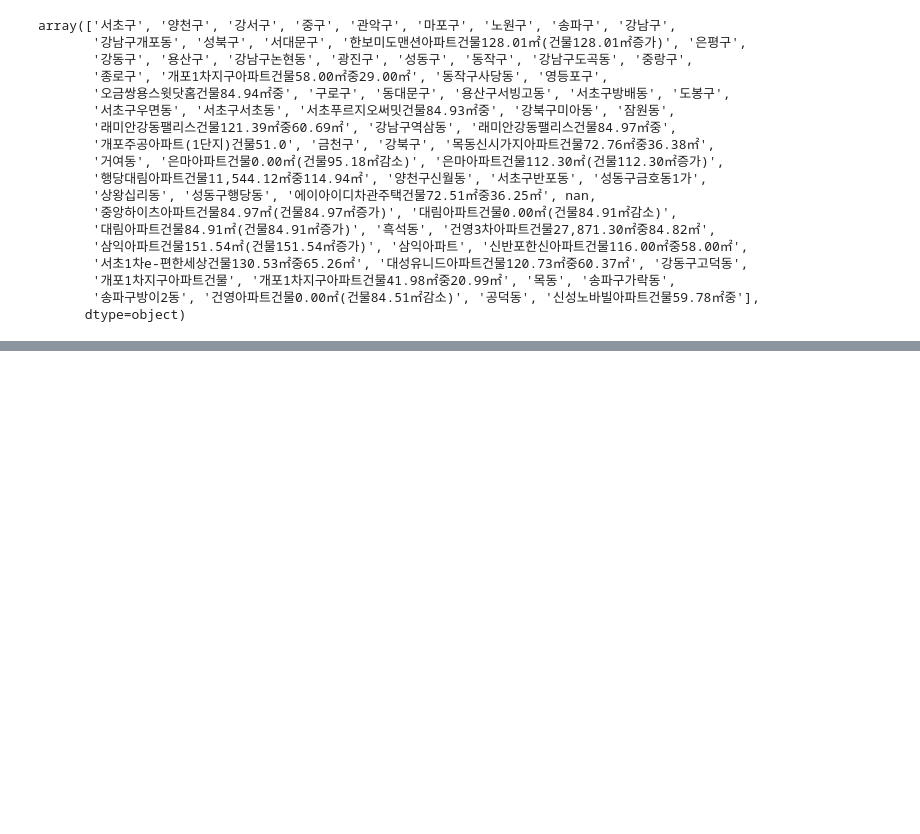
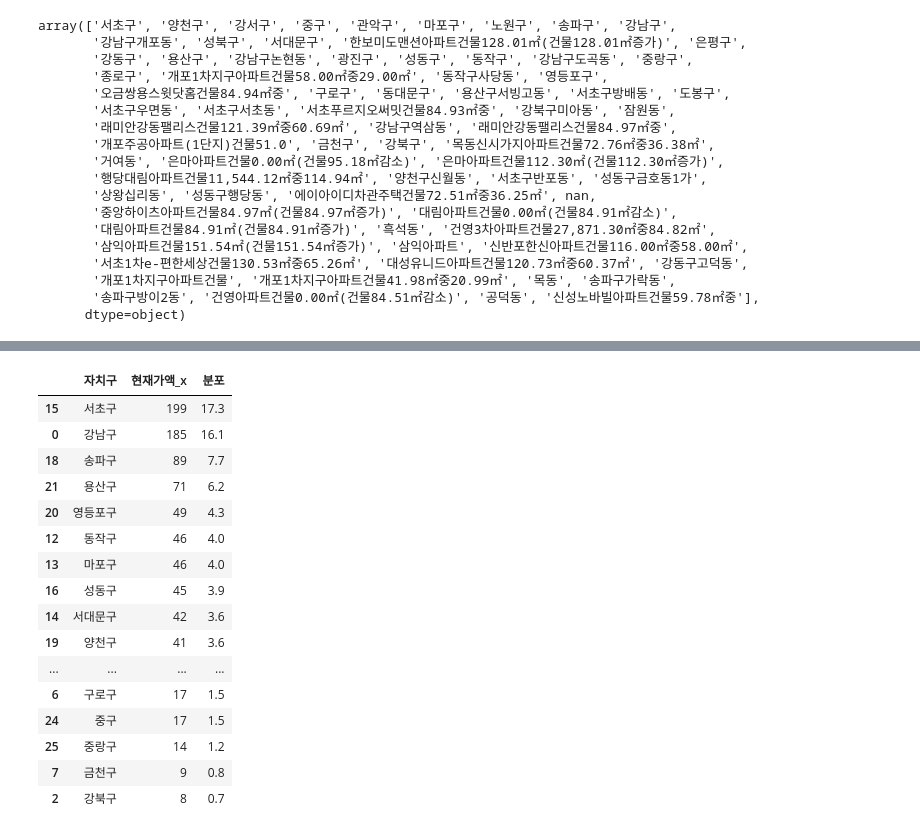
Before and after one commit to Suhhye-kang/Pandas, a Jupyter notebook: Exercise/lending/Highofficer.ipynb, the cells around one changed output, grey strips where cells are left out. Saved outputs shown, nothing was run; the diff lists cells and outputs as text; code cells hidden in the pictures; blank space fills up the shorter version.

```diff
--- a/Exercise/lending/Highofficer.ipynb
+++ b/Exercise/lending/Highofficer.ipynb
@@ -690,3 +720,5 @@ Try using .loc[row_indexer,col_indexer] = value instead
 
 See the caveats in the documentation: https://pandas.pydata.org/pandas-docs/stable/user_guide/indexing.html#returning-a-view-versus-a-copy
   """Entry point for launching an IPython kernel.
+# %%
+apartment['자치구']=apartment['소재지 면적 등 권리의 명세'].str.split(' ').str[1]
@@ -836,3 +863,5 @@ array(['서초구', '양천구', '강서구', '중구', '관악구', '마포구'
        '개포1차지구아파트건물', '개포1차지구아파트건물41.98㎡중20.99㎡', '목동', '송파구가락동',
        '송파구방이2동', '건영아파트건물0.00㎡(건물84.51㎡감소)', '공덕동', '신성노바빌아파트건물59.78㎡중'],
       dtype=object)
+# %%
+seoul['자치구'].fillna('모름',inplace=True)
@@ -839,2 +873,36 @@ array(['서초구', '양천구', '강서구', '중구', '관악구', '마포구'
+# %%
+seoul.loc[seoul['자치구'].str.contains('서초구',case=False),'자치구']='서초구'
+seoul.loc[seoul['자치구'].str.contains('양천구',case=False),'자치구']='양천구'
+seoul.loc[seoul['자치구'].str.contains('강서구',case=False),'자치구']='강서구'
+seoul.loc[seoul['자치구'].str.contains('중구',case=False),'자치구']='중구'
+seoul.loc[seoul['자치구'].str.contains('관악구',case=False),'자치구']='관악구'
+seoul.loc[seoul['자치구'].str.contains('마포구',case=False),'자치구']='마포구'
+seoul.loc[seoul['자치구'].str.contains('노원구',case=False),'자치구']='노원구'
+seoul.loc[seoul['자치구'].str.contains('송파구',case=False),'자치구']='송파구'
+seoul.loc[seoul['자치구'].str.contains('강남구',case=False),'자치구']='강남구'
+seoul.loc[seoul['자치구'].str.contains('성북구',case=False),'자치구']='성북구'
+seoul.loc[seoul['자치구'].str.contains('서대문구',case=False),'자치구']='서대문구'
+seoul.loc[seoul['자치구'].str.contains('은평구',case=False),'자치구']='은평구'
+seoul.loc[seoul['자치구'].str.contains('강동구',case=False),'자치구']='강동구'
+seoul.loc[seoul['자치구'].str.contains('용산구',case=False),'자치구']='용산구'
+seoul.loc[seoul['자치구'].str.contains('광진구',case=False),'자치구']='광진구'
+seoul.loc[seoul['자치구'].str.contains('성동구',case=False),'자치구']='성동구'
+seoul.loc[seoul['자치구'].str.contains('동작구',case=False),'자치구']='동작구'
+seoul.loc[seoul['자치구'].str.contains('중랑구',case=False),'자치구']='중랑구'
+seoul.loc[seoul['자치구'].str.contains('종로구',case=False),'자치구']='종로구'
+seoul.loc[seoul['자치구'].str.contains('영등포구',case=False),'자치구']='영등포구'
+seoul.loc[seoul['자치구'].str.contains('구로구',case=False),'자치구']='구로구'
+seoul.loc[seoul['자치구'].str.contains('동대문구',case=False),'자치구']='동대문구'
+seoul.loc[seoul['자치구'].str.contains('도봉구',case=False),'자치구']='도봉구'
+seoul.loc[seoul['자치구'].str.contains('강북구',case=False),'자치구']='강북구'
+seoul.loc[seoul['자치구'].str.contains('금천구',case=False),'자치구']='금천구'
+seoul.loc[seoul['자치구'].str.contains('모름',case=False),'자치구']='기타'
+seoul.loc[seoul['자치구'].str.contains('상왕십리동',case=False),'자치구']='기타'
+seoul.loc[seoul['자치구'].str.contains('거여동',case=False),'자치구']='기타'
+seoul.loc[seoul['자치구'].str.contains('삼익아파트',case=False),'자치구']='기타'
+seoul.loc[seoul['자치구'].str.contains('목동',case=False),'자치구']='양천구'
+seoul.loc[seoul['자치구'].str.contains('공덕동',case=False),'자치구']='마포구'
+seoul.loc[seoul['자치구'].str.contains('잠원동',case=False),'자치구']='서초구'
+seoul.loc[seoul['자치구'].str.contains('흑석동',case=False),'자치구']='동작구'
 # %%
-seoul.loc[seoul['자치구'].str.len()>4,'test']='기타'
+seoul.loc[seoul['자치구'].str.len()>5,'자치구']='기타'
@@ -998,0 +997,23 @@ seoul1.loc[seoul1['test1']=='기타']
+# %%
+adss=seoul.groupby(['자치구'])['현재가액_x'].nunique()
+ads=adss.to_frame().reset_index()
+ads['분포']=ads['현재가액_x']/ads['현재가액_x'].sum()*100
+ads.sort_values(by='분포',ascending=False)
+# %% [output]
+|  | 자치구 | 현재가액_x | 분포 |
+| 15 | 서초구 | 199 | 17.3 |
+| 0 | 강남구 | 185 | 16.1 |
+| 18 | 송파구 | 89 | 7.7 |
+| 21 | 용산구 | 71 | 6.2 |
+| 20 | 영등포구 | 49 | 4.3 |
+| 12 | 동작구 | 46 | 4.0 |
+| 13 | 마포구 | 46 | 4.0 |
+| 16 | 성동구 | 45 | 3.9 |
+| 14 | 서대문구 | 42 | 3.6 |
+| 19 | 양천구 | 41 | 3.6 |
+| ... | ... | ... | ... |
+| 6 | 구로구 | 17 | 1.5 |
+| 24 | 중구 | 17 | 1.5 |
+| 25 | 중랑구 | 14 | 1.2 |
+| 7 | 금천구 | 9 | 0.8 |
+| 2 | 강북구 | 8 | 0.7 |
```
Also changed, not shown: parts of 62 cells of this notebook, 2 other files.
